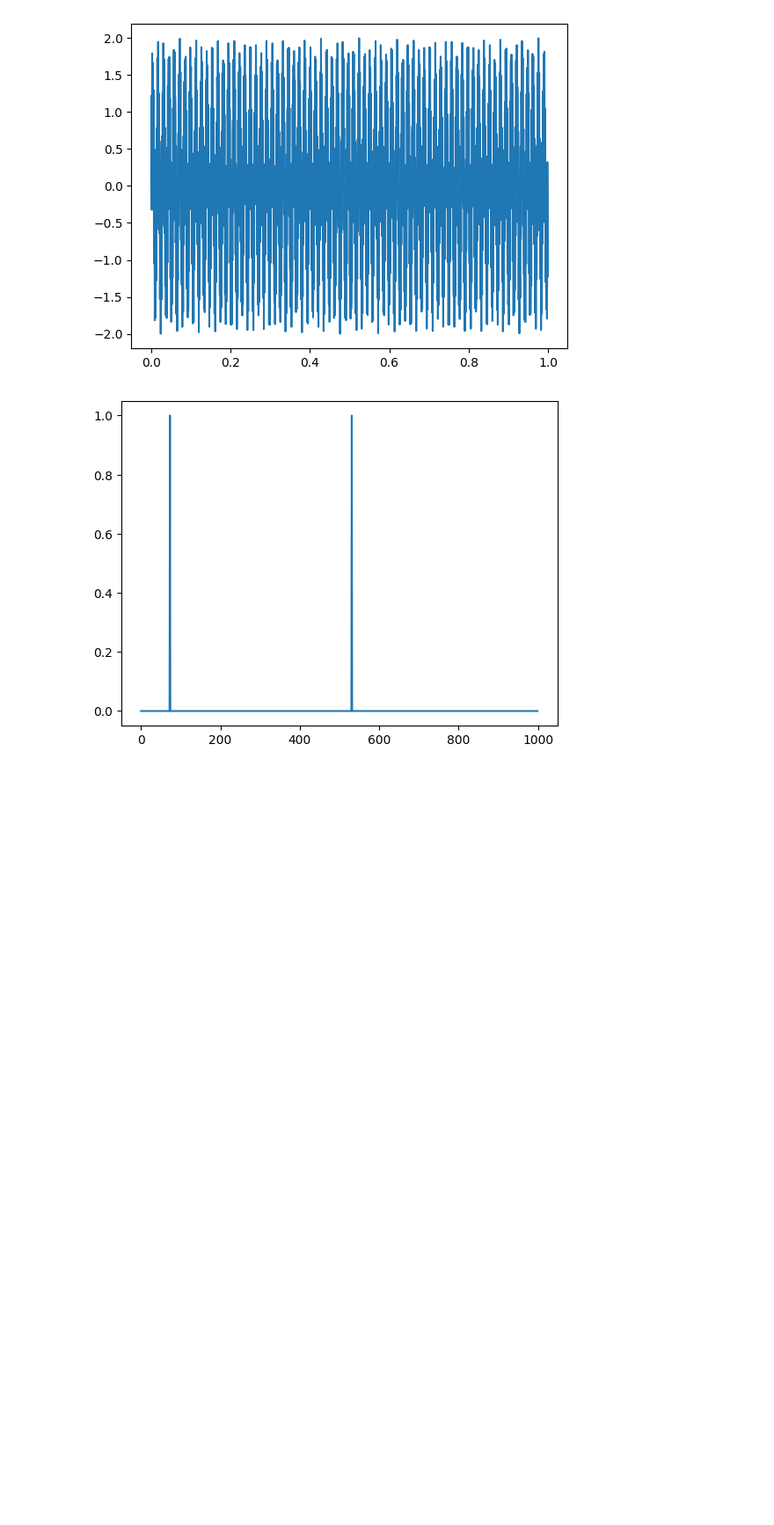
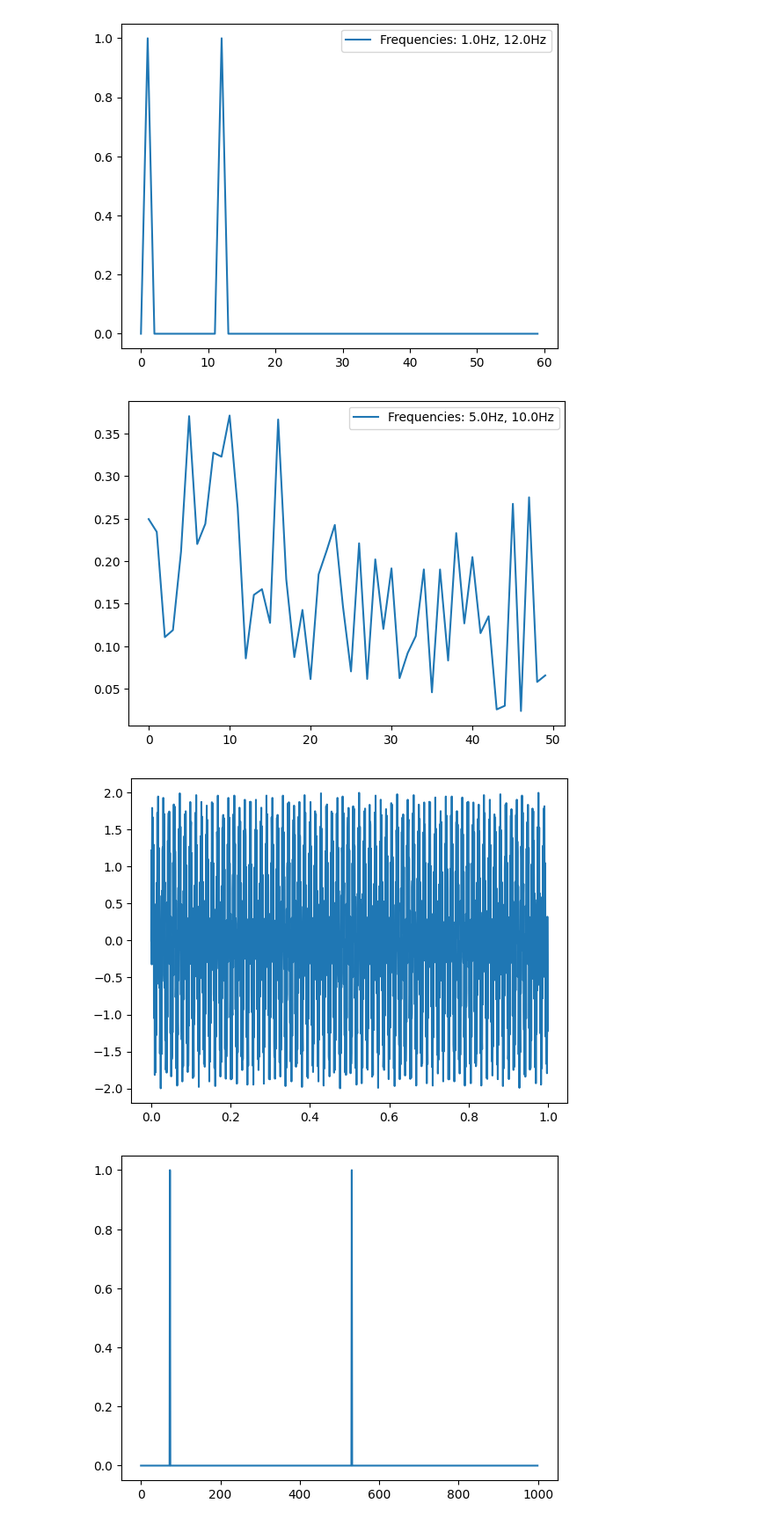
Before and after one commit to LorenzoJoquino/Physics215Project_CompSensGroup, a Jupyter notebook: test.ipynb, the cells around one changed output. Shown: that part at 88% size. Saved outputs shown, nothing was run; the diff lists cells and outputs as text; code cells hidden in the pictures; blank space fills up the shorter version.

```diff
--- a/test.ipynb
+++ b/test.ipynb
@@ -20 +55,12 @@ signal_random = [1]
+# %%
+plt.plot(freq_norm, sigfft_norm, label = "Frequencies: " + str(max_freq[0]) + "Hz, " + str(max_freq[1]) + "Hz")
+plt.legend()
+plt.show()
+
+plt.plot(freq_rand,sigfft_rand, label = "Frequencies: " + str(max_freq_rand[0]) + "Hz, " + str(max_freq_rand[1]) + "Hz")
+plt.legend()
+plt.show()
+# %% [output]
+[figure, added]
+[figure, added]
 # %%
```
Also changed, not shown: parts of 6 cells of this notebook, 2 other files.
